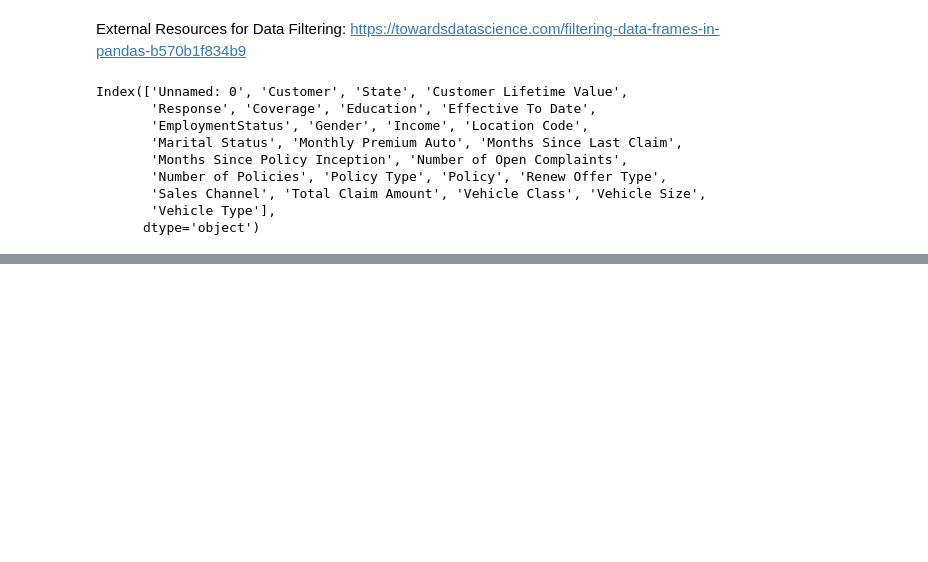
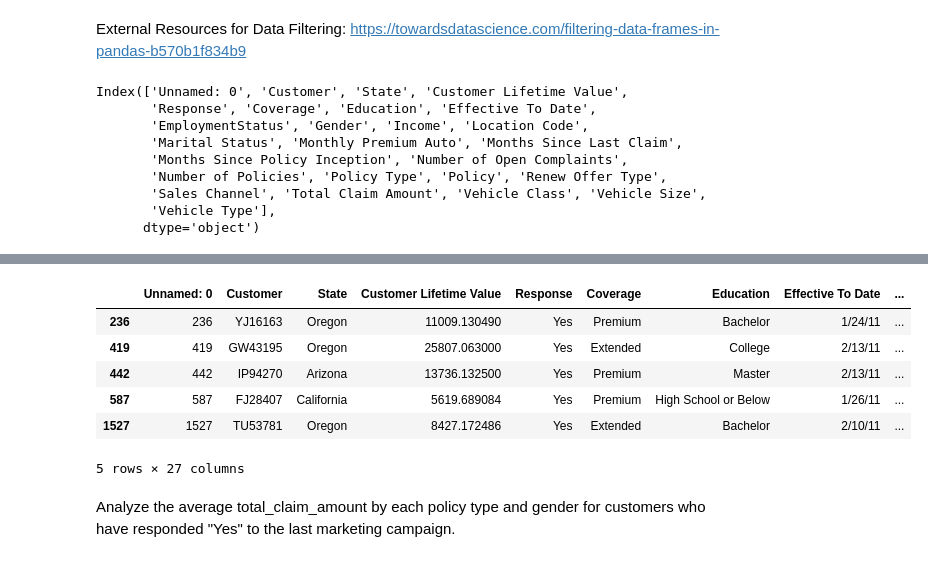
Before and after one commit to tahora-23/lab-dw-data-aggregation-and-filtering, a Jupyter notebook: lab-dw-aggregating.ipynb, the cells around one changed output, grey strips where cells are left out. Saved outputs shown, nothing was run; the diff lists cells and outputs as text; code cells hidden in the pictures; blank space fills up the shorter version.

```diff
--- a/lab-dw-aggregating.ipynb
+++ b/lab-dw-aggregating.ipynb
@@ -188,0 +181,13 @@ new_df.groupby(['State', 'Policy'], as_index=False).filter(lambda x: x['Customer
+# %%
+new_df = df_clean[(df_clean['Total Claim Amount'] > 1000) & (df_clean['Response'] == 'Yes')]
+new_df.head()
+# %% [output]
+|  | Unnamed: 0 | Customer | State | Customer Lifetime Value | Response | Coverage | Education | Effective To Date | ... |
+| 236 | 236 | YJ16163 | Oregon | 11009.130490 | Yes | Premium | Bachelor | 1/24/11 | ... |
+| 419 | 419 | GW43195 | Oregon | 25807.063000 | Yes | Extended | College | 2/13/11 | ... |
+| 442 | 442 | IP94270 | Arizona | 13736.132500 | Yes | Premium | Master | 2/13/11 | ... |
+| 587 | 587 | FJ28407 | California | 5619.689084 | Yes | Premium | High School or Below | 1/26/11 | ... |
+| 1527 | 1527 | TU53781 | Oregon | 8427.172486 | Yes | Extended | Bachelor | 2/10/11 | ... |
+5 rows × 27 columns
+# %% [markdown]
+Analyze the average total_claim_amount by each policy type and gender for customers who have responded "Yes" to the last marketing campaign.
```
Also changed, not shown: parts of 37 cells of this notebook.
